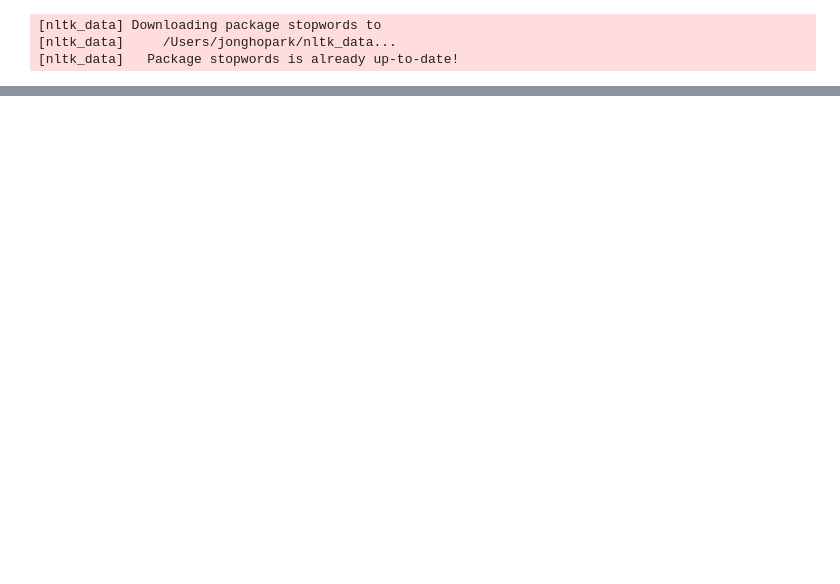
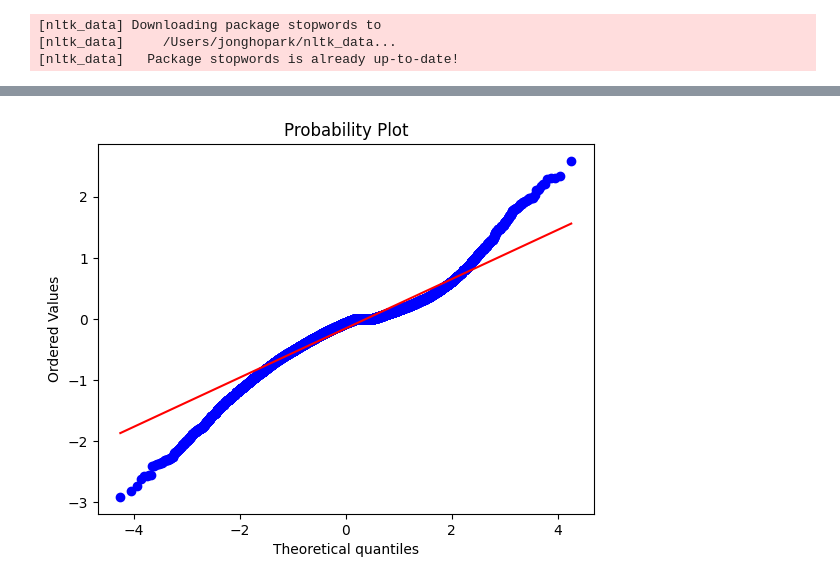
Before and after one commit to is0xjh25/social-media-analytics-on-cloud, a Jupyter notebook: script/package_test.ipynb, the cells around one changed output, grey strips where cells are left out. Drawn from its saved outputs; the diff is of its cells as text; code cells hidden in the pictures; blank space fills up the shorter version.

```diff
--- a/script/package_test.ipynb
+++ b/script/package_test.ipynb
@@ -38,0 +104,5 @@ model.scoring_in_whole(sample)
+# %%
+stats.probplot(diff, dist="norm", plot=pylab)
+pylab.show()
+# %% [output]
+[figure, added]
```
Also changed, not shown: parts of 17 cells of this notebook, 2 other files.
